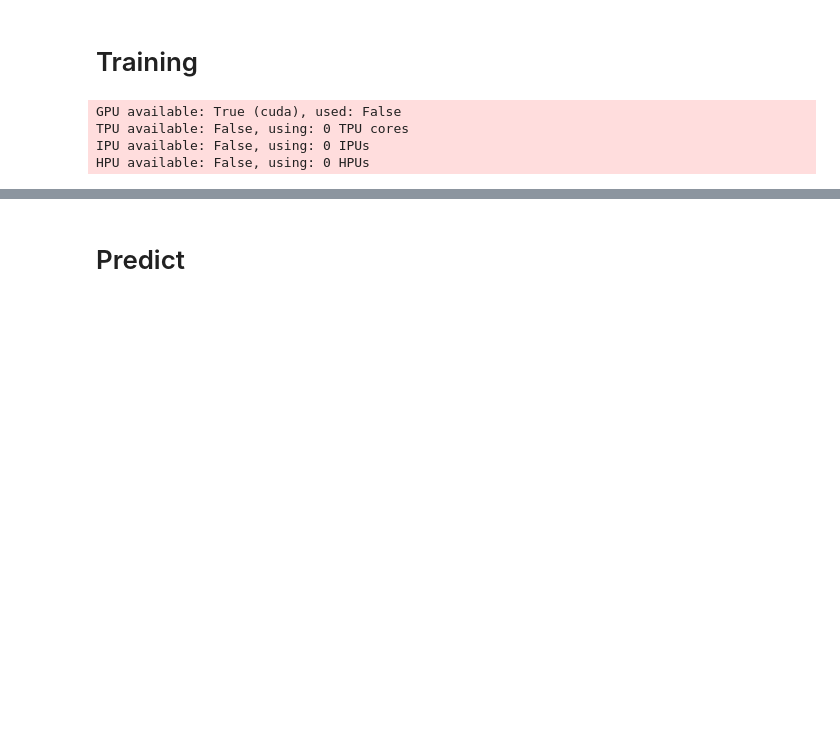
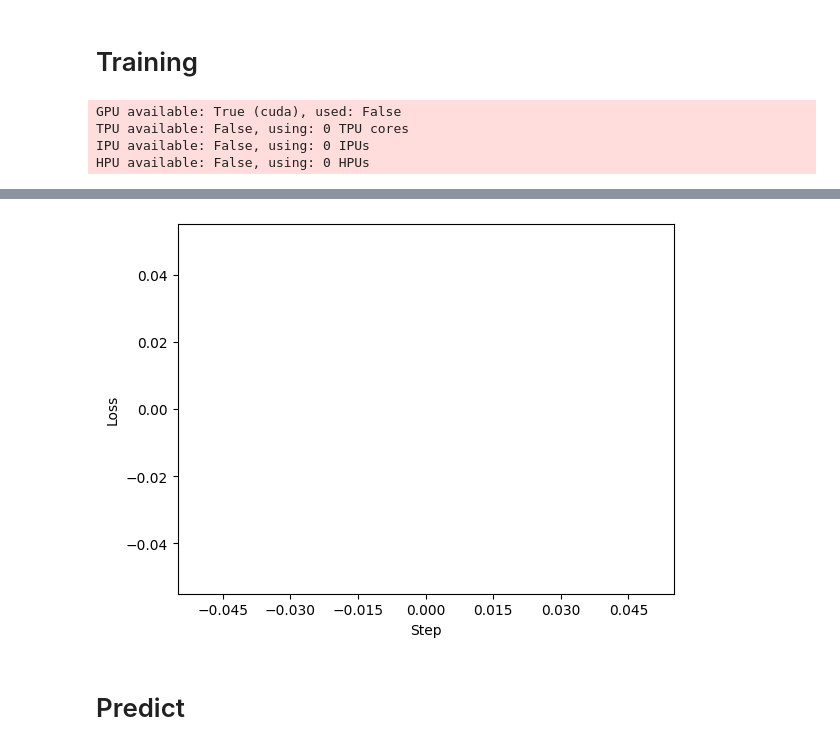
Before and after one commit to imsb-uke/pcai, a Jupyter notebook: notebook/cancer_indicator/02_training.ipynb, the cells around one changed output, grey strips where cells are left out. Drawn from its saved outputs; the diff is of its cells as text; code cells hidden in the pictures; blank space fills up the shorter version.

```diff
--- a/notebook/cancer_indicator/02_training.ipynb
+++ b/notebook/cancer_indicator/02_training.ipynb
@@ -233,17 +272,19 @@ else:
 # %%
-if retrain:
-    losses = pd.Series([out['loss'] for out in cb.outputs], name='loss', dtype='float32')
-    fig, ax = plt.subplots()
+# If training was performed, the learning curve can be shown
+losses = pd.Series([out['loss'] for out in cb.outputs], name='loss', dtype='float32')
+fig, ax = plt.subplots()
 
-    ax.plot(
-        losses,
-        marker='x',
-        color='tab:blue'
-    )
-    ax.set_xlabel('Step')
-    ax.set_ylabel('Loss')
+ax.plot(
+    losses,
+    marker='x',
+    color='tab:blue'
+)
+ax.set_xlabel('Step')
+ax.set_ylabel('Loss')
 
-    # only whole numbers on x axis
-    ax.xaxis.set_major_locator(plt.MaxNLocator(integer=True))
+# only whole numbers on x axis
+ax.xaxis.set_major_locator(plt.MaxNLocator(integer=True))
+# %% [output]
+[figure, added]
 # %% [markdown]
 # Predict
```
Also changed, not shown: parts of 22 cells of this notebook, 3 other files.
